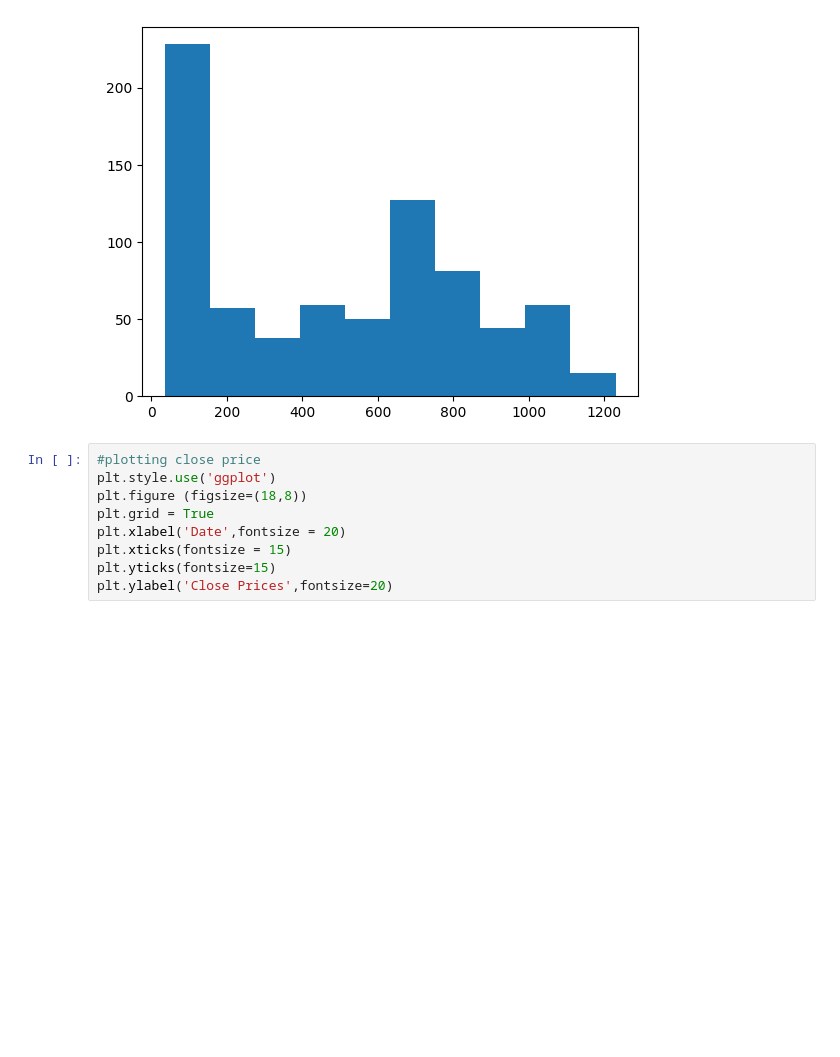
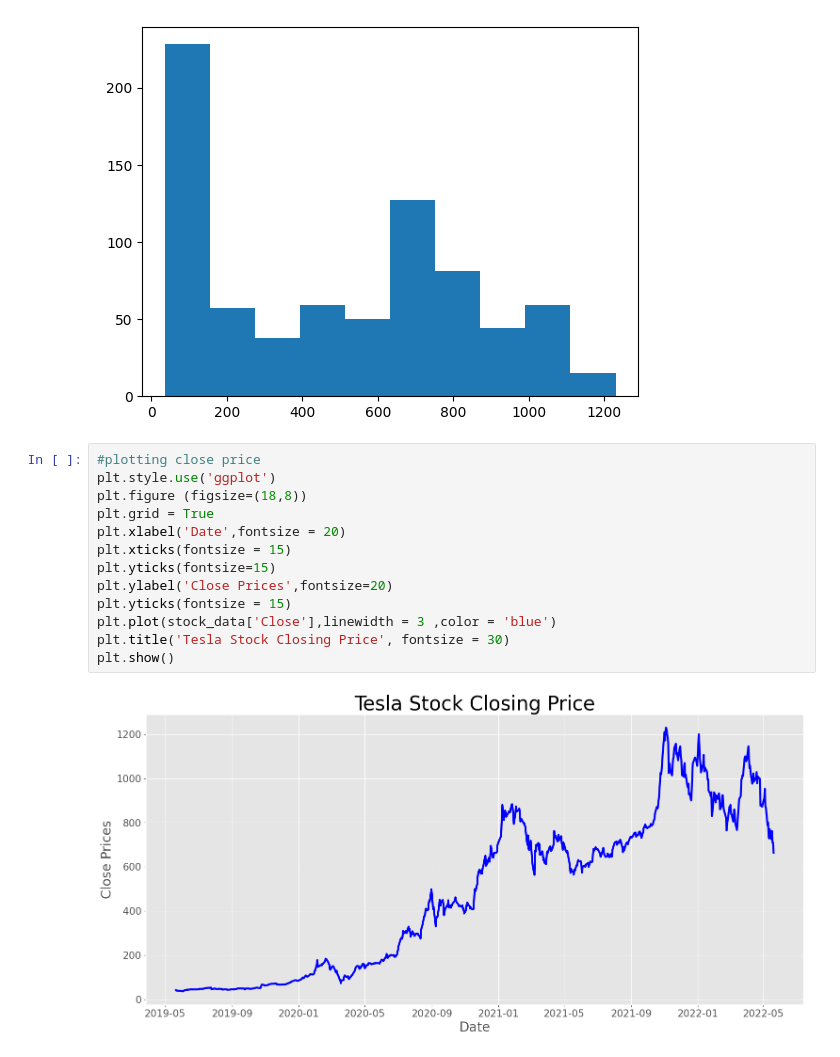
Before and after one commit to Monish-Nallagondalla/ML-Revision, a Jupyter notebook: Anomaly Detection and Time series/Timeseries_TSLA.ipynb, the cells around one changed output. Cells and saved outputs as stored; diff of their text form; blank space fills up the shorter version.

```diff
--- a/Anomaly Detection and Time series/Timeseries_TSLA.ipynb
+++ b/Anomaly Detection and Time series/Timeseries_TSLA.ipynb
@@ -128,9 +128,15 @@ plt.hist(stock_data.Close)
 # %%
 #plotting close price
 plt.style.use('ggplot')
 plt.figure (figsize=(18,8))
 plt.grid = True
 plt.xlabel('Date',fontsize = 20)
 plt.xticks(fontsize = 15)
 plt.yticks(fontsize=15)
 plt.ylabel('Close Prices',fontsize=20)
+plt.yticks(fontsize = 15)
+plt.plot(stock_data['Close'],linewidth = 3 ,color = 'blue')
+plt.title('Tesla Stock Closing Price', fontsize = 30)
+plt.show()
+# %% [output]
+[figure, added]
```
Also changed, not shown: parts of 1 cell of this notebook.
